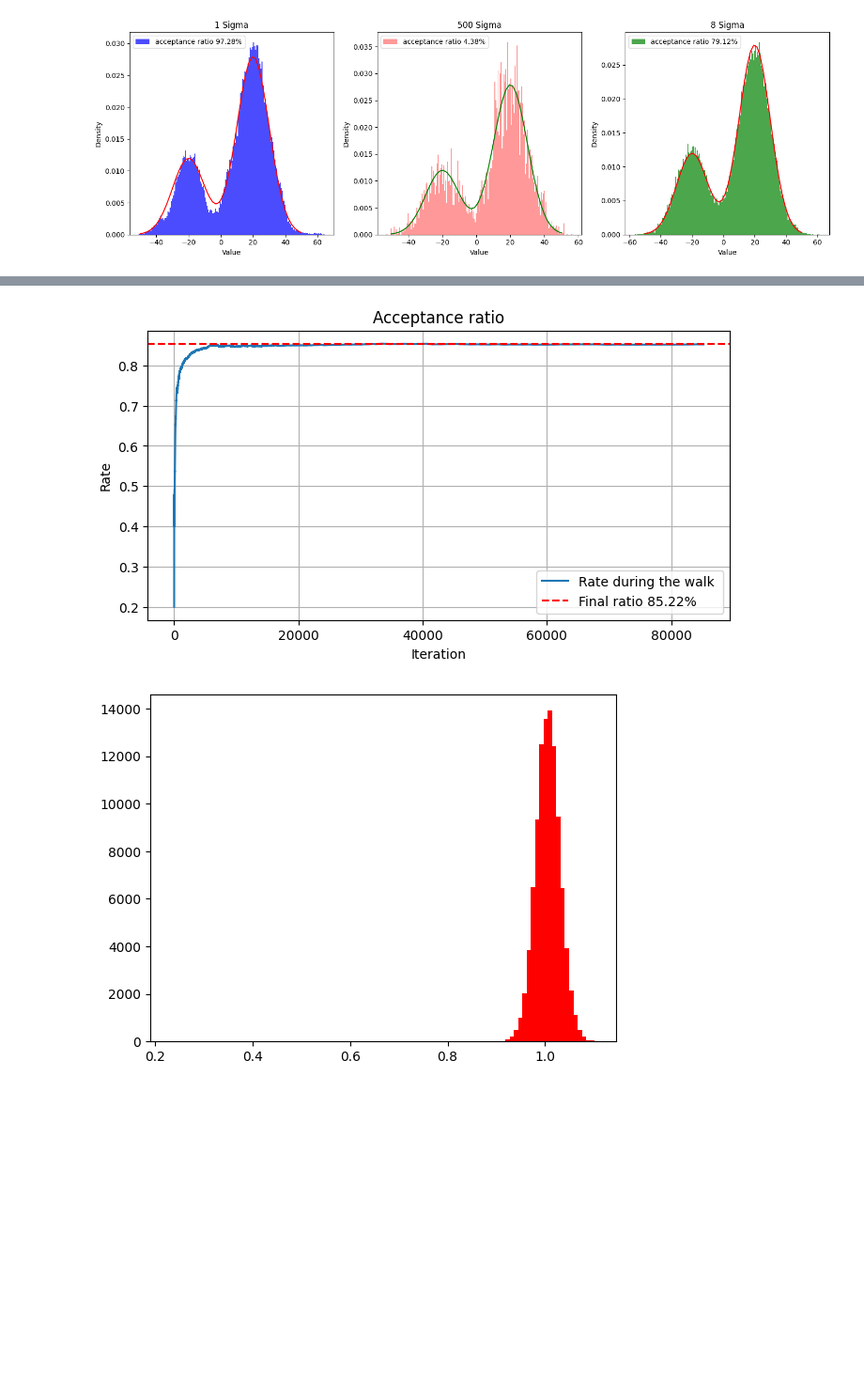
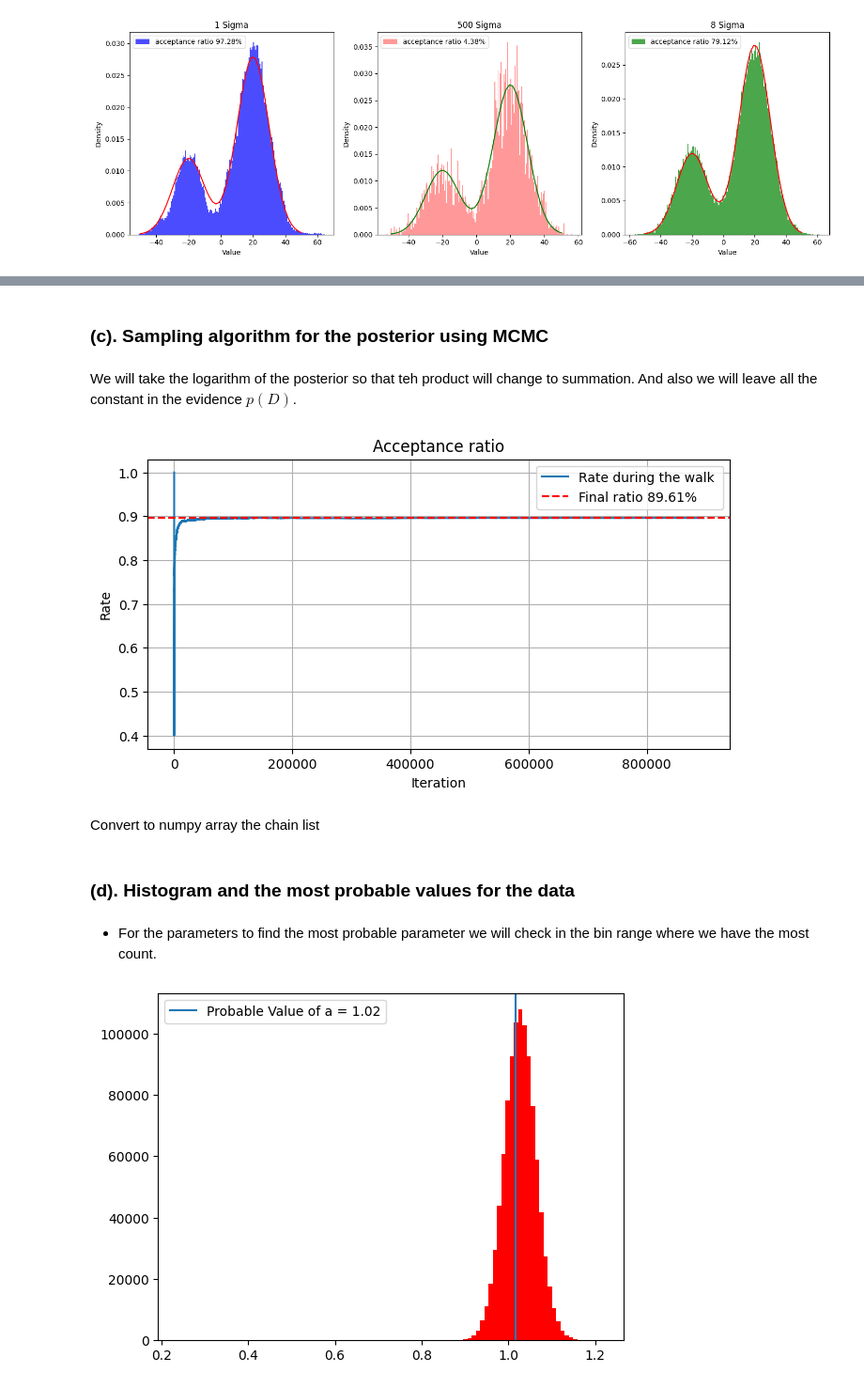
Before and after one commit to efandresena/AIMS-Course, a Jupyter notebook: mirindraf_MC4ML_Assignment_02.ipynb, the cells around one changed output, grey strips where cells are left out. Shown: that part at 94% size. Drawn from its saved outputs; the diff is of its cells as text; code cells hidden in the pictures; blank space fills up the shorter version.

Commit message:
Saturday Version of the assignment last check

```diff
--- a/mirindraf_MC4ML_Assignment_02.ipynb
+++ b/mirindraf_MC4ML_Assignment_02.ipynb
@@ -331,8 +403,13 @@ p(\theta|D)
 -(\sigma-1)^2}{2}
 \right) \\[6pt]
 \end{align}
+# %% [markdown]
+### (c). Sampling algorithm for the posterior using  MCMC
+# %% [markdown]
+We will take the logarithm of the posterior so that teh product will change to summation. And also we will leave all the constant in the evidence $p(D)$.
 # %%
 # Algorithm that sample from the posterior
+Lmax = 1000000
 
 def unormalized_posterior(Y, X, thetas):
   n = len(Y)
@@ -365,7 +442,8 @@ def metropolis_algorithm(Y, X, samples = 100000):
     chains.append(old_abc)
   return ratios,chains
 
-ratios, chain = metropolis_algorithm(data, features)
+# Simulate the trajectory
+ratios, chain = metropolis_algorithm(data, features, Lmax)
 
 
 plt.figure(figsize=(8,4))
@@ -379,11 +457,25 @@ plt.legend()
 plt.grid(True)
 plt.show()
 # %% [output]
-[figure, old version]
+[figure, new version]
+# %% [markdown]
+Convert to numpy array the chain list
 # %%
 chain_mx = np.array(chain)
+# %% [markdown]
+### (d). Histogram and the most probable values for the data
+# %% [markdown]
+* For the parameters to find the most probable parameter we will check in the bin range where we have the most count.
+# %%
+# Histogram of a and its probbale value
+count, value_a = np.histogram(chain_mx[:,0], bins=100)
+idx = np.argmax(count)
+a_est = float(value_a[idx-1] + value_a[idx])/2
 # %%
+
 plt.hist(chain_mx[:,0], bins=100, color='red')
+plt.axvline(a_est, label=f"Probable Value of a = {a_est:.2f}")
+plt.legend()
 plt.show()
 # %% [output]
-[figure, old version]
+[figure, new version]
```
Also changed, not shown: parts of 31 cells of this notebook.
